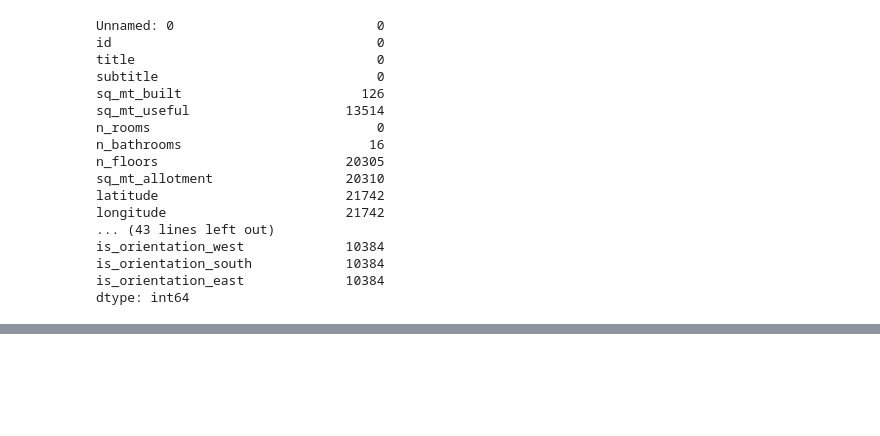
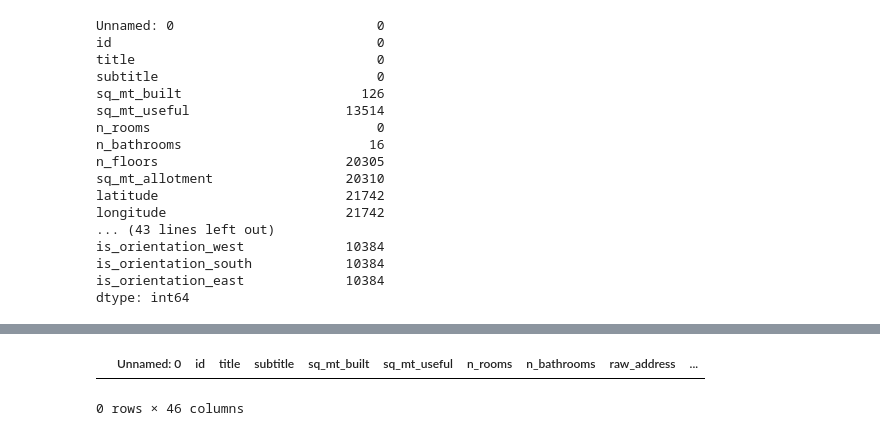
Before and after one commit to AsminSayim/yapay_zeka, a Jupyter notebook: 250203/ev_fiyat_tahmini.ipynb, the cells around one changed output, grey strips where cells are left out. Cells and saved outputs as stored; diff of their text form; code cells hidden in the pictures; blank space fills up the shorter version.

```diff
--- a/250203/ev_fiyat_tahmini.ipynb
+++ b/250203/ev_fiyat_tahmini.ipynb
@@ -98,2 +115,8 @@ dtype: int64
 # %%
 df = df.drop(columns=["has_private_parking", "has_public_parking", "is_kitchen_equipped", "is_furnished", "are_pets_allowed", "rent_price_by_area", "door","portal","longitude","latitude","sq_mt_allotment","n_floors"])
+# %%
+#boş deger sayısı fazla olan sütunları veri setinden kaldırmak.
+#df=dememizin sebebi drop ile kaldıralım sütunların veri setinden kalıcı olarak silinmesi için.
+
+df=df.drop(columns=["sq_mt_useful","n_floors","sq_mt_allotment","latitude","longitude","raw_address","street_number","portal","door","rent_price_by_area","is_orientation_north","is_orientation_west","is_orientation_south","is_orientation_east","are_pets_allowed","is_furnished","is_kitchen_equipped","has_public_parking","has_private_parking","parking_price"])
+#bu satırı bir kez çalıştırdığınızda sütunlar kalıcı olarak kaldırılacağı için tekrar çalıştırıldığında sütunları bulamadığı için hata verecektir.
@@ -99,0 +162,7 @@ df = df.drop(columns=["has_private_parking", "has_public_parking", "is_kitchen_e
+# %%
+#veri türü bool olduğu için yalnızca true ya da false değeri alabilir
+#o zaman False dışında bir değer var mı kontrol edelim
+df[df["is_rent_price_known"]!=False]
+# %% [output]
+|  | Unnamed: 0 | id | title | subtitle | sq_mt_built | sq_mt_useful | n_rooms | n_bathrooms | raw_address | ... |
+0 rows × 46 columns
```
Also changed, not shown: parts of 32 cells of this notebook, 1 other file.
